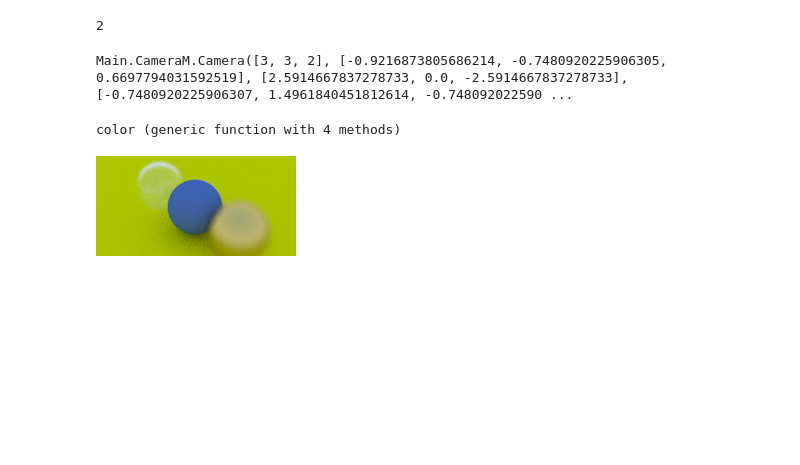
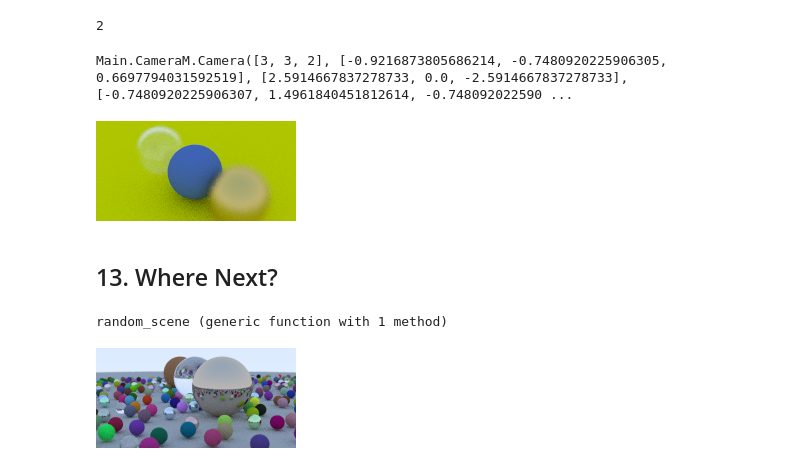
Before and after one commit to shritesh/raytrace, a Jupyter notebook: Raytracing.ipynb, the cells around one changed output. Drawn from its saved outputs; the diff is of its cells as text; code cells hidden in the pictures; blank space fills up the shorter version.

```diff
--- a/Raytracing.ipynb
+++ b/Raytracing.ipynb
@@ -983,17 +977,4 @@ aperture = 2
 cam = CameraM.Camera(lookfrom, lookat, vup, 20, aspect_ratio, aperture, dist_to_focus)
 # %% [output]
 Main.CameraM.Camera([3, 3, 2], [-0.9216873805686214, -0.7480920225906305, 0.6697794031592519], [2.5914667837278733, 0.0, -2.5914667837278733], [-0.7480920225906307, 1.4961840451812614, -0.748092022590 ...
-# %%
-function color(i, j)
-    c = [0, 0, 0]
-    for _ in 1:samples_per_pixel
-        u = (i + rand()) / image_width
-        v = (j + rand()) / image_height
-        r = get_ray(cam, u, v)
-        c += color(r, world, max_depth)
-    end
-    sqrt.(c / samples_per_pixel)
-end
-# %% [output]
-color (generic function with 4 methods)
 # %%
@@ -1001,2 +982,52 @@ render()
 # %% [output]
 [figure]
+# %% [markdown]
+## 13. Where Next?
+# %%
+function random_scene()
+    world = HittableListM.HittableList([])
+    push!(world.objects, SphereM.Sphere([0, -1000, 0], 1000, LambertianM.Lambertian([0.5, 0.5, 0.5])))
+
+    for a in -11:10, b in -11:10
+        choose_mat = rand()
+
+        center = [a + 0.9 * rand(), 0.2, b + 0.9 * rand()]
+
+        if norm(center - [4, 0.2, 0]) > 0.9
+            if choose_mat < 0.8
+                # diffuse
+                albedo = rand(3) .* rand(3)
+                push!(world.objects, SphereM.Sphere(center, 0.2, LambertianM.Lambertian(albedo)))
+            elseif choose_mat < 0.95
+                # metal
+                albedo = rand(0.5:eps():1, 3)
+                fuzz = rand(0:eps():0.5)
+                push!(world.objects, SphereM.Sphere(center, 0.2, MetalM.Metal(albedo, fuzz)))
+            else
+                # glass
+                push!(world.objects, SphereM.Sphere(center, 0.2, DielectricM.Dielectric(1.5)))
+            end
+        end
+    end
+
+    push!(world.objects, SphereM.Sphere([0, 1, 0], 1, DielectricM.Dielectric(1.5)))
+    push!(world.objects, SphereM.Sphere([-4, 1, 0], 1, LambertianM.Lambertian([0.4, 0.2, 0.1])))
+    push!(world.objects, SphereM.Sphere([4, 1, 0], 1, MetalM.Metal([0.7, 0.6, 0.5], 0)))
+
+    world
+end
+# %% [output]
+random_scene (generic function with 1 method)
+# %%
+world = random_scene()
+lookfrom = [13, 2, 3]
+lookat = [0, 0, 0]
+vup = [0, 1, 0];
+dist_to_focus = 10
+aperture = 0.1
+
+cam = CameraM.Camera(lookfrom, lookat, vup, 20, aspect_ratio, aperture, dist_to_focus)
+
+render(cam)
+# %% [output]
+[figure, added]
```
Also changed, not shown: parts of 29 cells of this notebook.
